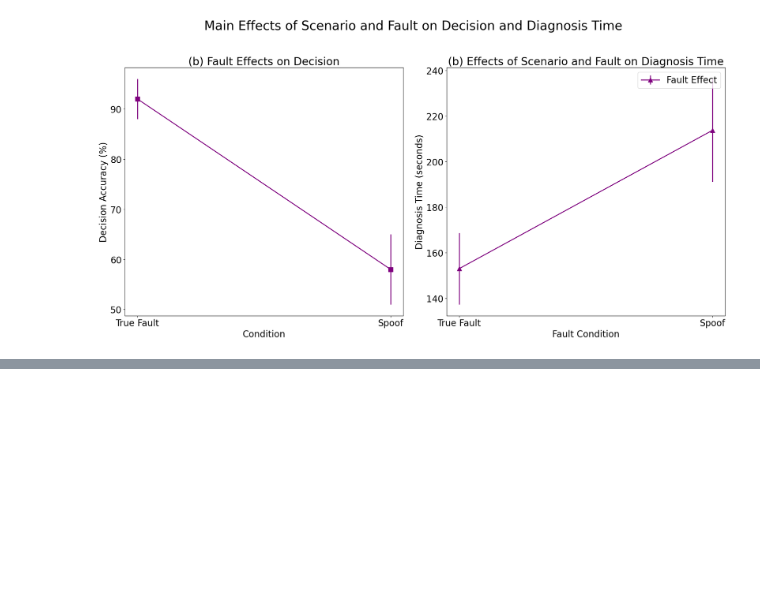
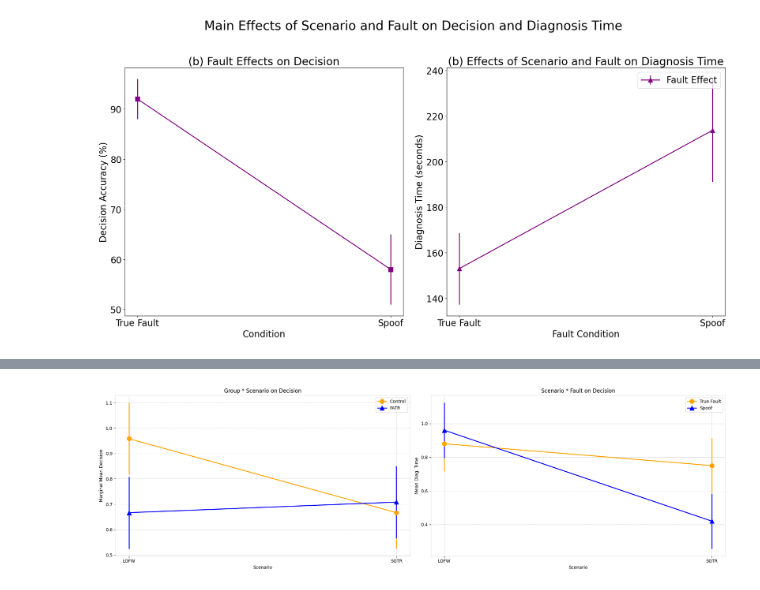
Before and after one commit to zethdubois/fatr, a Jupyter notebook: plot/geep_charts.ipynb, the cells around one changed output, grey strips where cells are left out. Drawn from its saved outputs; the diff is of its cells as text; code cells hidden in the pictures; blank space fills up the shorter version.

```diff
--- a/plot/geep_charts.ipynb
+++ b/plot/geep_charts.ipynb
@@ -482,3 +482,86 @@ plt.rcParams.update(plt.rcParamsDefault)
 The PostScript backend does not support transparency; partially transparent artists will be rendered opaque.
 <Figure size 1200x600 with 0 Axes>
 [figure]
+# %%
+import matplotlib.pyplot as plt
+
+# Title and filename setup
+title = 'Interaction between Study on Decision'
+tit0 = 'Group * Scenario on Decision'
+y0 = 'Marginal Mean Decision'
+x0 = 'Scenario'
+
+tit1 = 'Scenario * Fault on Decision'
+y1 = 'Mean Diag. Time'
+x1 = 'Scenario'
+
+# Data for 0
+# iv0: control, FATR
+#IV #, level, plot
+x_levels_0 = ['LOFW', 'SGTR']
+label_0 = ['Control', 'FATR']
+iv00m_0 = [0.95833333, 0.66666667]
+iv01m_0 = [0.66666667, 0.70833333]
+iv00me_0 = [0.142 , 0.142 ]
+iv01me_0 = [0.142 , 0.142 ]
+# scenarios = ['LOFW', 'SGTR']
+# dependency_means = [0.95833333, 0.66666667]
+# fatr_means = [0.66666667, 0.70833333]
+# dependency_errors = [0.04166667, 0.09829464]
+# fatr_errors = [0.09829464, 0.09477599]
+
+# Data for 1
+x_levels_1 = ['LOFW', 'SGTR']
+label_1 = ['True Fault', 'Spoof']
+iv00m_1 = [0.88, 0.75]
+iv01m_1 = [0.96, 0.42]
+iv00me_1 = [0.164, 0.164]
+iv01me_1 = [0.164, 0.164]
+
+filename = title.replace(' ', '_') + '.eps'
+
+# Creating a figure with two subplots
+fig, axs = plt.subplots(1, 2, figsize=(20, 6))  # 1 row, 2 columns subplot
+
+# ---- Left Plot: ----
+# Plotting line 0
+axs[0].errorbar(x_levels_0, iv00m_0, yerr=iv00me_0, fmt='-o', label=label_0[0], color='orange', linewidth=2, markersize=10)
+
+# Plotting line 1
+axs[0].errorbar(x_levels_0, iv01m_0, yerr=iv01me_0, fmt='-^', label=label_0[1], color='blue', linewidth=2, markersize=10)
+
+axs[0].set_title(tit0)
+axs[0].set_ylabel(y0)
+axs[0].set_xlabel(x0)
+axs[0].set_xticks([0, 1])
+axs[0].set_xticklabels(x_levels_0)
+axs[0].grid(True, which='both', linestyle='--', linewidth=0.5)
+axs[0].legend()
+
+# ---- Right Plot: ----
+# Plotting line 0
+axs[1].errorbar(x_levels_1, iv00m_1, yerr=iv00me_1, fmt='-o', label=label_1[0], color='orange', linewidth=2, markersize=10)
+
+# Plotting line 1
+axs[1].errorbar(x_levels_1, iv01m_1, yerr=iv01me_1, fmt='-^', label=label_1[1], color='blue', linewidth=2, markersize=10)
+
+axs[1].set_title(tit1)
+axs[1].set_ylabel(y1)
+axs[1].set_xlabel(x1)
+axs[1].set_xticks([0, 1])
+axs[1].set_xticklabels(x_levels_0)
+axs[1].grid(True, which='both', linestyle='--', linewidth=0.5)
+axs[1].legend()
+
+# Assuming count is the total number of subplots
+count=2
+for idx in range(count):  # Loop through each subplot by index
+    for spine in ['top', 'right', 'left', 'bottom']:
+        axs[idx].spines[spine].set_color('lightgray')  # Adjust the spine color
+        axs[idx].spines[spine].set_linewidth(0.5)  # Adjust the spine linewidth
+
+
+# Save the figure as an EPS file
+plt.tight_layout()
+plt.savefig(filename, format='eps')
+# %% [output]
@@ -484,0 +569 @@ The PostScript backend does not support transparency; partially transparent arti
+[figure, new version]
```
Also changed, not shown: parts of 4 cells of this notebook, 9 other files.
